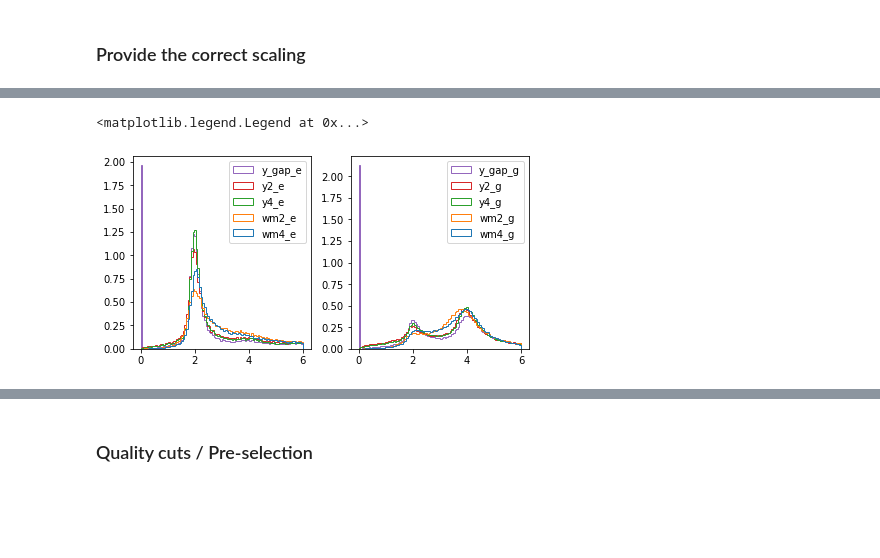
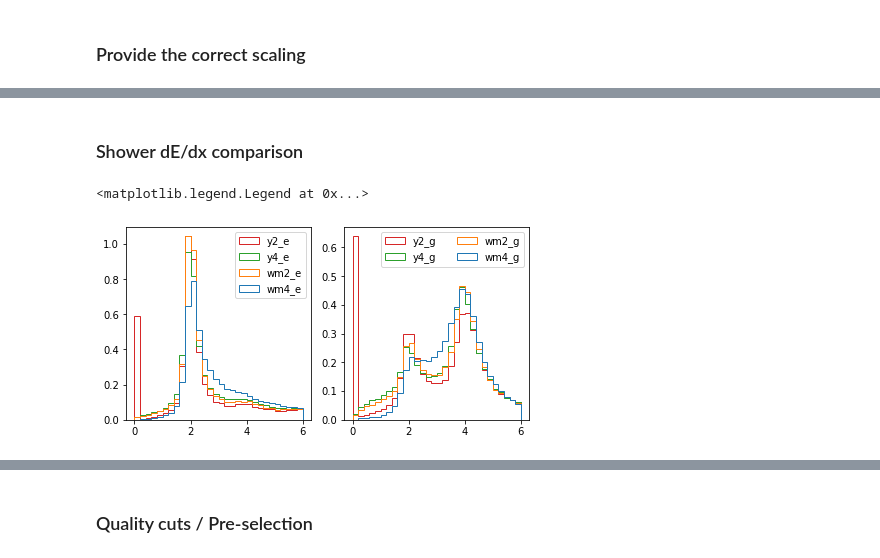
Before and after one commit to Wouter-VDP/nuecc_python, a Jupyter notebook: NueSelection.ipynb, the cells around one changed output, grey strips where cells are left out. Saved outputs shown, nothing was run; the diff lists cells and outputs as text; code cells hidden in the pictures; blank space fills up the shorter version.

```diff
--- a/NueSelection.ipynb
+++ b/NueSelection.ipynb
@@ -55,3 +38,0 @@ pot_target = 1e21
-# %%
-train_sample = "train_new"
-plot_samples = ["on", "off", "nu", "dirt", "sideband"]
@@ -98,18 +54,0 @@ Wall time: 33.1 s
-# %%
-# Convert weights from jagged to numpy:
-for s in plot_samples:
-    if s not in helper.data_samples:
-        for w in helper.syst_weights:
-            all_samples[s]["mc"][w] = np.clip(
-                np.nan_to_num(
-                    all_samples[s]["mc"][w][
-                        all_samples[s]["mc"][w].counts > 0
-                    ].regular(),
-                    nan=1,
-                    posinf=1,
-                    neginf=1,
-                ),
-                0,
-                100,
-            )
-gc.collect()
@@ -124,7 +87,2 @@ Training set constructed with 2743560 entries.
 # %% [markdown]
 ### Explore Tree
-# %%
-all_samples["dirt"]["mc"]["event_scale"] = np.full(
-    len(all_samples["dirt"]["mc"]["Run"]),
-    pot_target / sum(all_samples["dirt"]["pot"].values()),
-)
@@ -243,5 +116,0 @@ pot_scale = all_samples["on"]["pot"] / pot_target
-# %%
-all_samples["dirt"]["mc"]["event_scale"] = np.full(
-    len(all_samples["dirt"]["mc"]["Run"]),
-    pot_target / sum(all_samples["dirt"]["pot"].values()),
-)
@@ -331,38 +117,40 @@ Wall time: 37.3 s
+# %% [markdown]
+### Shower dE/dx comparison
 # %%
 e_q = "backtracked_pdg==11 & backtracked_completeness>0.7 & trk_score_v <0.3 & shr_energy_y_v>100 & reco_fid_vol & shr_tkfit_dedx_nhits_y_v>0 & shr_tkfit_2cm_nhits_Y>0"
 g_q = "backtracked_pdg==22 & backtracked_completeness>0.7 & trk_score_v <0.3 & shr_energy_y_v>100 & reco_fid_vol & shr_tkfit_dedx_nhits_y_v>0 & shr_tkfit_2cm_nhits_Y>0"
 
 wm4_e = all_samples["nu"]["daughters"].query(e_q)["shr_tkfit_4cm_dedx_wm_v"]
 wm4_g = all_samples["nu"]["daughters"].query(g_q)["shr_tkfit_4cm_dedx_wm_v"]
-wm2_e = all_samples["nu"]["daughters"].query(e_q)["shr_tkfit_2cm_dedx_wm_v"]
-wm2_g = all_samples["nu"]["daughters"].query(g_q)["shr_tkfit_2cm_dedx_wm_v"]
+#wm2_e = all_samples["nu"]["daughters"].query(e_q)["shr_tkfit_2cm_dedx_wm_v"]
+#wm2_g = all_samples["nu"]["daughters"].query(g_q)["shr_tkfit_2cm_dedx_wm_v"]
 y4_e = all_samples["nu"]["daughters"].query(e_q)["shr_tkfit_dedx_y_v"]
 y4_g = all_samples["nu"]["daughters"].query(g_q)["shr_tkfit_dedx_y_v"]
 y2_e = all_samples["nu"]["daughters"].query(e_q)["shr_tkfit_2cm_dedx_Y"]
 y2_g = all_samples["nu"]["daughters"].query(g_q)["shr_tkfit_2cm_dedx_Y"]
 y_gap_e = all_samples["nu"]["daughters"].query(e_q)["shr_tkfit_gap10_dedx_y_v"]
 y_gap_g = all_samples["nu"]["daughters"].query(g_q)["shr_tkfit_gap10_dedx_y_v"]
 
 fig, ax = plt.subplots(ncols=2, nrows=1, constrained_layout=True, figsize=(6, 3))
 ax[0].hist(
-    [wm4_e, wm2_e, y4_e, y2_e, y_gap_e],
+    [wm4_e, y4_e, y2_e, y_gap_e],
     label=["wm4_e", "wm2_e", "y4_e", "y2_e", "y_gap_e"],
     range=(0, 6),
-    bins=100,
+    bins=30,
     histtype="step",
     density=1,
 )
 ax[0].legend()
 
 ax[1].hist(
-    [wm4_g, wm2_g, y4_g, y2_g, y_gap_g],
+    [wm4_g, y4_g, y2_g, y_gap_g],
     label=["wm4_g", "wm2_g", "y4_g", "y2_g", "y_gap_g"],
     range=(0, 6),
-    bins=100,
+    bins=30,
     histtype="step",
     density=1,
 )
-ax[1].legend()
+ax[1].legend(ncol=2)
 # %% [output]
 <matplotlib.legend.Legend at 0x...>
-[figure, old version]
+[figure, new version]
```
Also changed, not shown: parts of 69 cells of this notebook, 6 other files.
